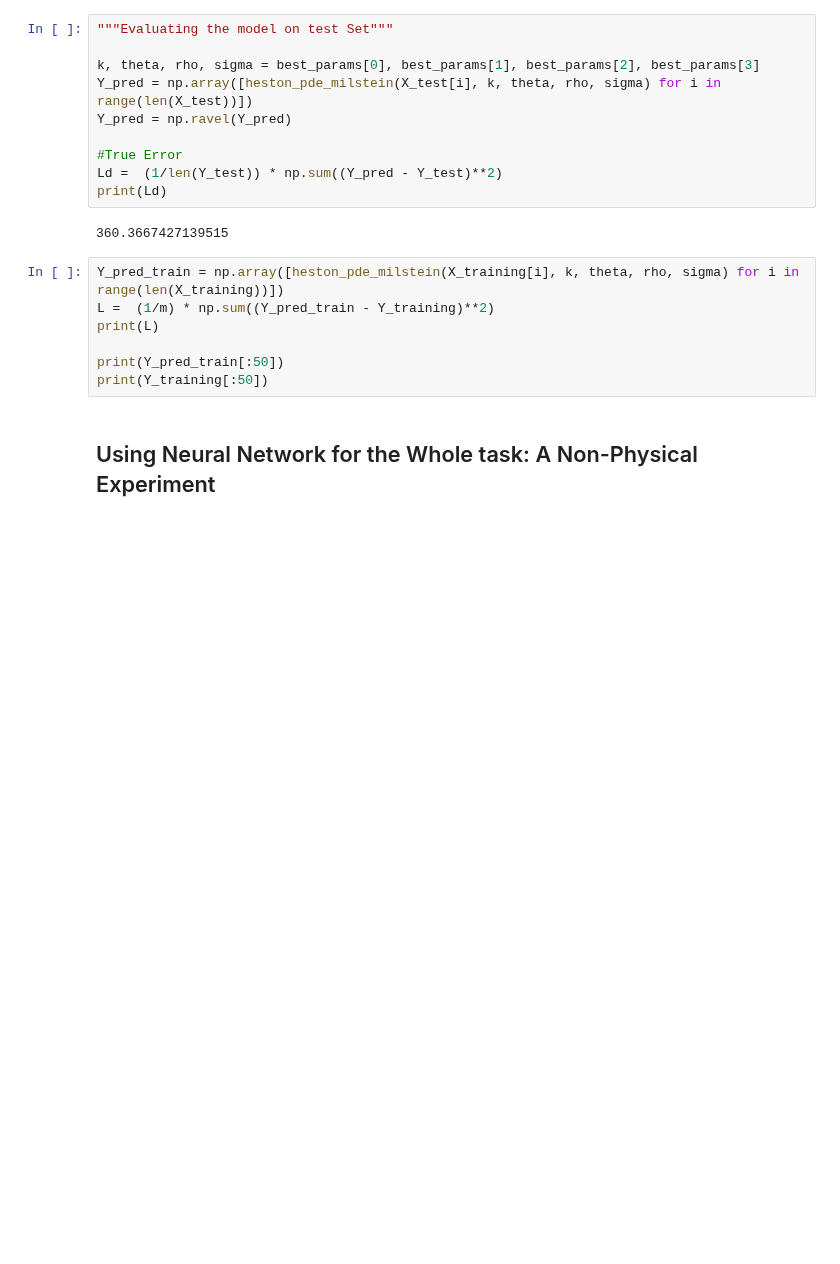
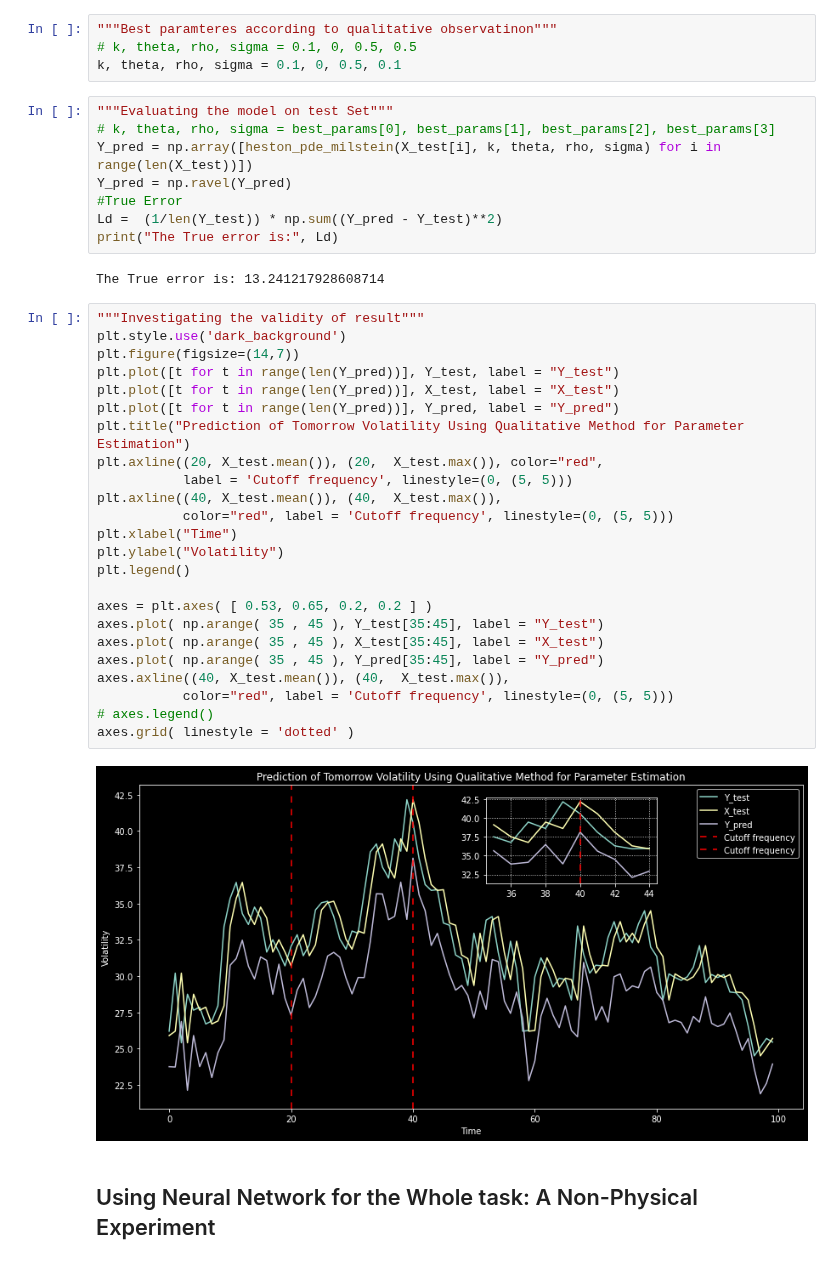
Before and after one commit to aidinattar/Volatility-carry-trading-strategy, a Jupyter notebook: Parameter_Estimation_ML.ipynb, the cells around one changed output. Saved outputs shown, nothing was run; the diff lists cells and outputs as text; blank space fills up the shorter version.

Commit message:
Qualitative Observation of Paramteres

```diff
--- a/Parameter_Estimation_ML.ipynb
+++ b/Parameter_Estimation_ML.ipynb
@@ -322,22 +273,43 @@ NameError: name 'Z' is not defined
+# %%
+"""Best paramteres according to qualitative observatinon"""
+# k, theta, rho, sigma = 0.1, 0, 0.5, 0.5
+k, theta, rho, sigma = 0.1, 0, 0.5, 0.1
 # %%
 """Evaluating the model on test Set"""
-
-k, theta, rho, sigma = best_params[0], best_params[1], best_params[2], best_params[3]
+# k, theta, rho, sigma = best_params[0], best_params[1], best_params[2], best_params[3]
 Y_pred = np.array([heston_pde_milstein(X_test[i], k, theta, rho, sigma) for i in range(len(X_test))])
 Y_pred = np.ravel(Y_pred)
-
 #True Error
 Ld =  (1/len(Y_test)) * np.sum((Y_pred - Y_test)**2)
-print(Ld)
+print("The True error is:", Ld)
 # %% [output]
-360.3667427139515
+The True error is: 13.241217928608714
-# %%
-Y_pred_train = np.array([heston_pde_milstein(X_training[i], k, theta, rho, sigma) for i in range(len(X_training))])
-L =  (1/m) * np.sum((Y_pred_train - Y_training)**2)
-print(L)
-
-print(Y_pred_train[:50])
-print(Y_training[:50])
+# %%
+"""Investigating the validity of result"""
+plt.style.use('dark_background')
+plt.figure(figsize=(14,7))
+plt.plot([t for t in range(len(Y_pred))], Y_test, label = "Y_test")
+plt.plot([t for t in range(len(Y_pred))], X_test, label = "X_test")
+plt.plot([t for t in range(len(Y_pred))], Y_pred, label = "Y_pred")
+plt.title("Prediction of Tomorrow Volatility Using Qualitative Method for Parameter Estimation")
+plt.axline((20, X_test.mean()), (20,  X_test.max()), color="red",
+           label = 'Cutoff frequency', linestyle=(0, (5, 5)))
+plt.axline((40, X_test.mean()), (40,  X_test.max()),
+           color="red", label = 'Cutoff frequency', linestyle=(0, (5, 5)))
+plt.xlabel("Time")
+plt.ylabel("Volatility")
+plt.legend()
+
+axes = plt.axes( [ 0.53, 0.65, 0.2, 0.2 ] )
+axes.plot( np.arange( 35 , 45 ), Y_test[35:45], label = "Y_test")
+axes.plot( np.arange( 35 , 45 ), X_test[35:45], label = "X_test")
+axes.plot( np.arange( 35 , 45 ), Y_pred[35:45], label = "Y_pred")
+axes.axline((40, X_test.mean()), (40,  X_test.max()),
+           color="red", label = 'Cutoff frequency', linestyle=(0, (5, 5)))
+# axes.legend()
+axes.grid( linestyle = 'dotted' )
+# %% [output]
+[figure, added]
 # %% [markdown]
 ## Using Neural Network for the Whole task: A Non-Physical Experiment
 # %%
```
Also changed, not shown: parts of 25 cells of this notebook.
